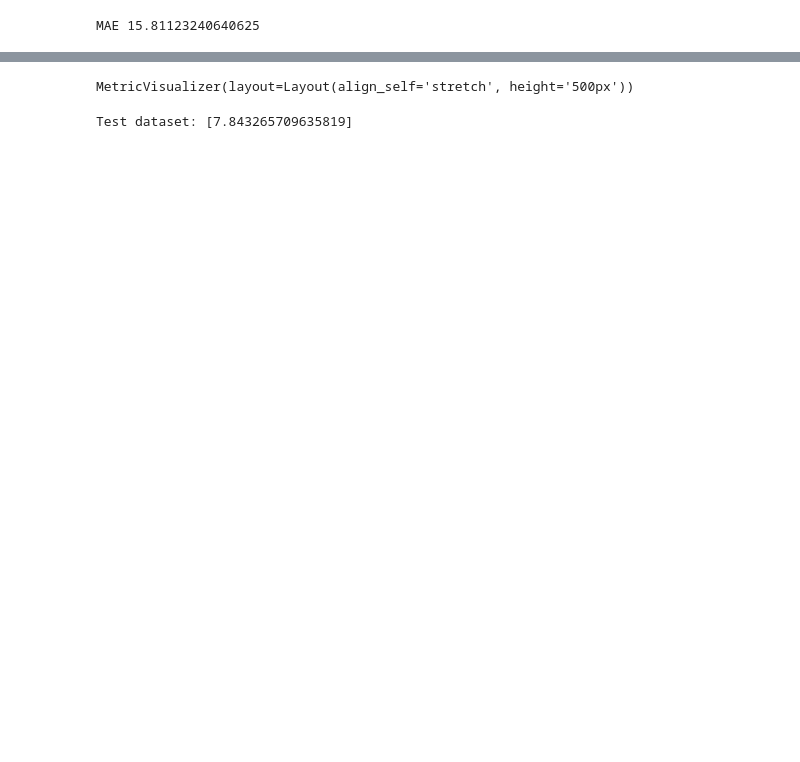
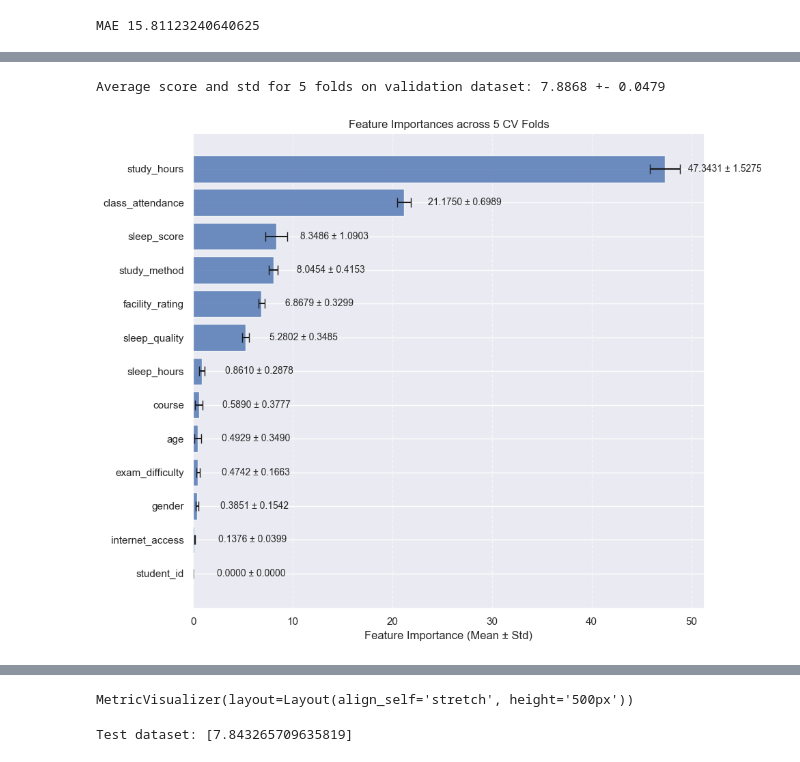
Before and after one commit to s0rryqqq/kaggle_notebooks, a Jupyter notebook: exam_scores/exam_predictor.ipynb, the cells around one changed output, grey strips where cells are left out. Cells and saved outputs as stored; diff of their text form; code cells hidden in the pictures; blank space fills up the shorter version.

```diff
--- a/exam_scores/exam_predictor.ipynb
+++ b/exam_scores/exam_predictor.ipynb
@@ -97,0 +179,5 @@ sns.barplot(x = importance_df.sort_values(ascending=False),y = importance_df.sor
+# %%
+models_3 = k_fold_training(train_valid_copy,y_train_valid,cat_cols,params,n_folds,seed)
+# %% [output]
+Average score and std for 5 folds on validation dataset: 7.8868 +- 0.0479
+[figure, added]
```
Also changed, not shown: parts of 15 cells of this notebook.
